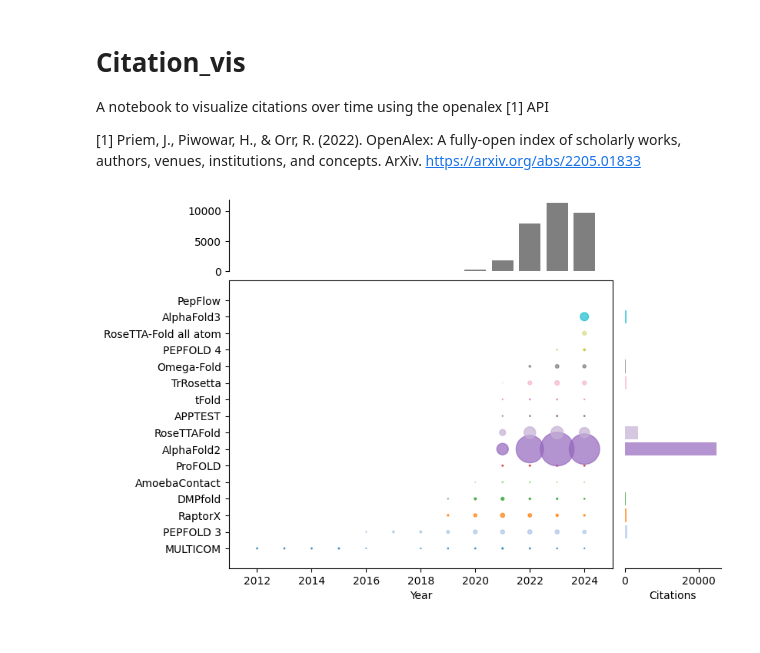
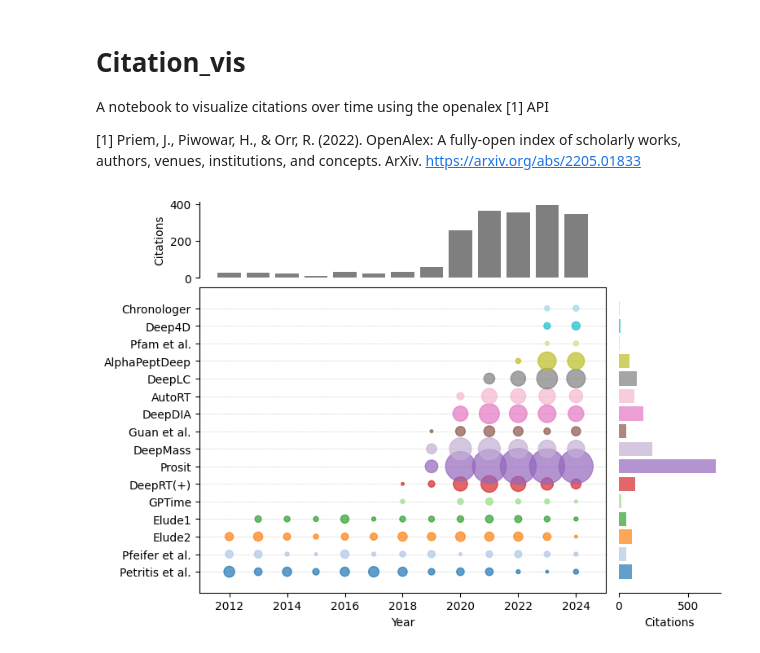
Before and after one commit to jesseangelis/Citation_vis, a Jupyter notebook: citation_vis.ipynb, the cells around one changed output. Drawn from its saved outputs; the diff is of its cells as text; code cells hidden in the pictures.

Commit message:
add horizontal lines

```diff
--- a/citation_vis.ipynb
+++ b/citation_vis.ipynb
@@ -120,6 +120,10 @@ def draw_plot(plot_data):
     # Map each name to a unique color
     color_map = {name: colors(i) for i, name in enumerate(unique_names)}
 
+    # Add light gray horizontal lines
+    ax.set_axisbelow(True)  # Ensures grid lines are behind the scatter plot
+    ax.yaxis.grid(True, which='major', linestyle='--', linewidth=0.5, color='lightgray')
+
     # Scatter plot with varying size based on citation counts
     ax.scatter(plot_data['Year'], plot_data['Name'],
                s=plot_data['Count'] / max(plot_data['Count']) * 1000,
@@ -146,6 +150,7 @@ def draw_plot(plot_data):
     ax_histx.spines['bottom'].set_visible(False)
     ax_histx.get_xaxis().set_visible(False)
     ax_histy.set_xlabel('Citations')
+    ax_histx.set_ylabel('Citations')
     ax_histy.get_yaxis().set_visible(False)
 
     return fig
@@ -170,6 +175,14 @@ def get_citation_vis(file):
     plt.show()
 # %%
 # Execute the visualization function with a sample CSV file
-get_citation_vis("example.csv")
+#get_citation_vis("example.csv")
+#get_citation_vis("../structure.csv")
+get_citation_vis("../retention_time.csv")
+#get_citation_vis("../digestion.csv")
+#get_citation_vis("../hydrophobicity.csv")
+#get_citation_vis("../ionmobility.csv")
+#get_citation_vis("../charge_state.csv")
+#get_citation_vis("../fragmentation.csv")
+#get_citation_vis("../detectability.csv")
 # %% [output]
-[figure, old version]
+[figure, new version]
```
